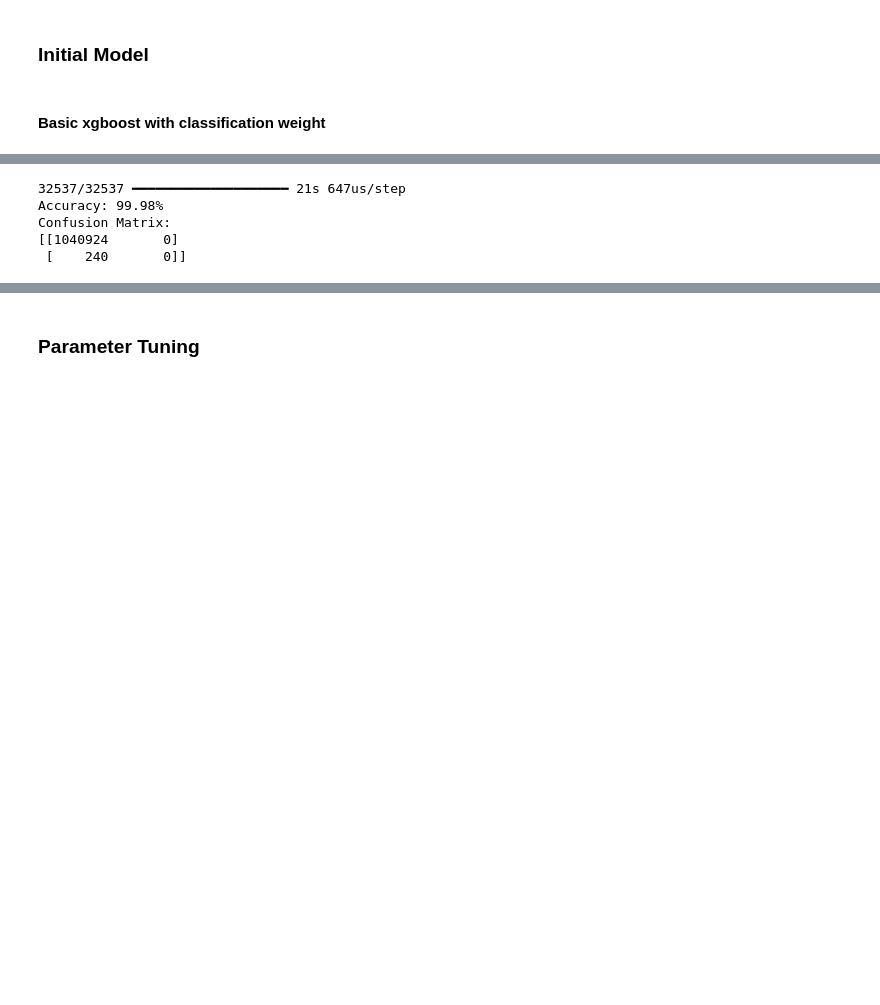
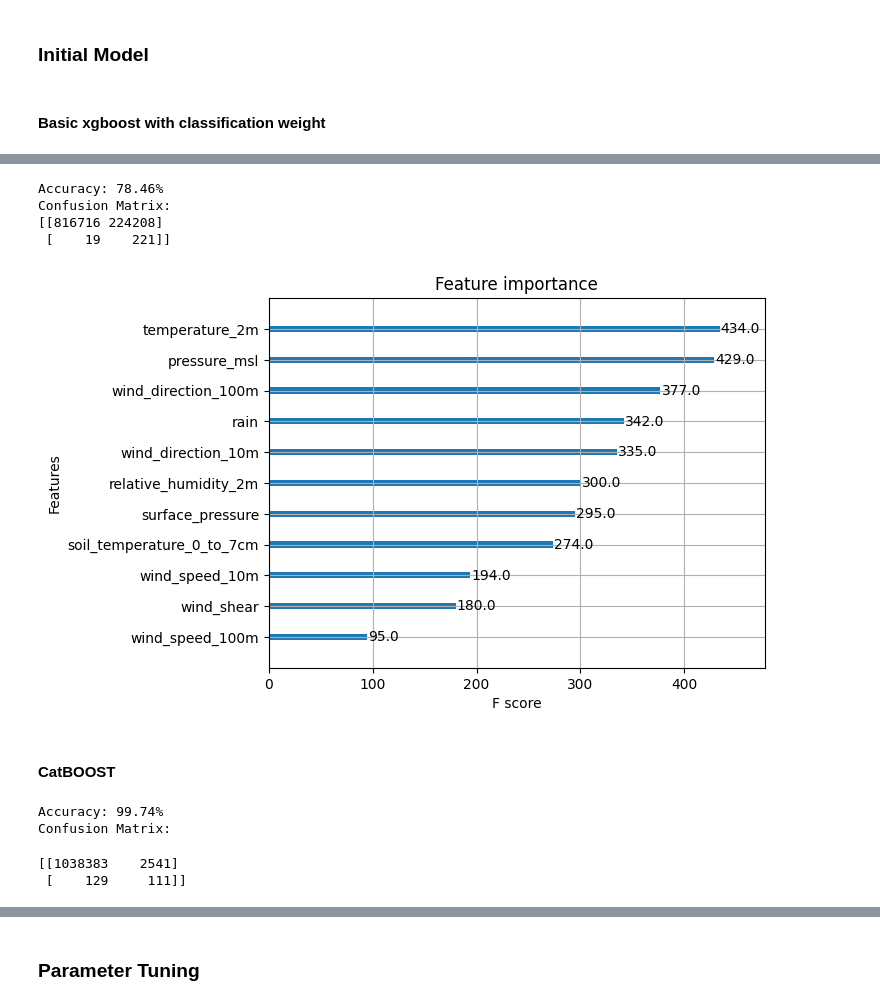
Before and after one commit to dpatel77/ProjectToto, a Jupyter notebook: ML_Model/ml_projectTOTO.ipynb, the cells around one changed output, grey strips where cells are left out. Drawn from its saved outputs; the diff is of its cells as text; code cells hidden in the pictures; blank space fills up the shorter version.

```diff
--- a/ML_Model/ml_projectTOTO.ipynb
+++ b/ML_Model/ml_projectTOTO.ipynb
@@ -429,19 +520,63 @@ KeyboardInterrupt:
+# %%
+#SMOTE ENN
+# Initialize SMOTEENN
+smote_enn = SMOTEENN(random_state=42)
+
+# Apply SMOTEENN to the training data
+X_train_resampled, y_train_resampled = smote_enn.fit_resample(X_train, y_train)
+
+# Calculate class weights for the original data
+class_weights = dict(pd.Series(y_train).value_counts(normalize=True))
+weight = class_weights[0] / class_weights[1]
+
+# Initialize and train the XGBoost model with L1 regularization
+model = XGBClassifier(scale_pos_weight=weight, reg_alpha=1)
+model.fit(X_train_resampled, y_train_resampled)
+
+# Predict on the test data
+y_pred = model.predict(X_test)
+accuracy = accuracy_score(y_test, y_pred)
+print("Accuracy: %.2f%%" % (accuracy * 100.0))
+
+# Confusion matrix
+conf_matrix = confusion_matrix(y_test, y_pred)
+print("Confusion Matrix:")
+print(conf_matrix)
+# %% [output]
+Accuracy: 78.46%
+Confusion Matrix:
+[[816716 224208]
+ [    19    221]]
+# %%
+#feature importance
+plot_importance(model)
+plt.show()
+# %% [output]
+[figure, added]
+# %% [markdown]
+#### CatBOOST
 # %%
-model = load_model('best_model.keras')
+#catboost
+from catboost import CatBoostClassifier
 
-# Evaluate the model
-y_pred = model.predict(X_test)
-y_pred = (y_pred > 0.5).astype(int)
+# Initialize and train the CatBoost model
+model = CatBoostClassifier(scale_pos_weight=weight, verbose=0)
+model.fit(X_train_scaled, y_train)
+
+# Predict on the test data
+y_pred = model.predict(X_test_scaled)
 accuracy = accuracy_score(y_test, y_pred)
 print("Accuracy: %.2f%%" % (accuracy * 100.0))
 
 # Confusion matrix
 conf_matrix = confusion_matrix(y_test, y_pred)
 print("Confusion Matrix:")
-print(conf_matrix)
 # %% [output]
-32537/32537 ━━━━━━━━━━━━━━━━━━━━ 21s 647us/step
-Accuracy: 99.98%
+Accuracy: 99.74%
 Confusion Matrix:
-[[1040924       0]
- [    240       0]]
+# %%
+#confusion matrix from catboost
+print(conf_matrix)
+# %% [output]
+[[1038383    2541]
+ [    129     111]]
```
Also changed, not shown: parts of 48 cells of this notebook, 13 other files.
